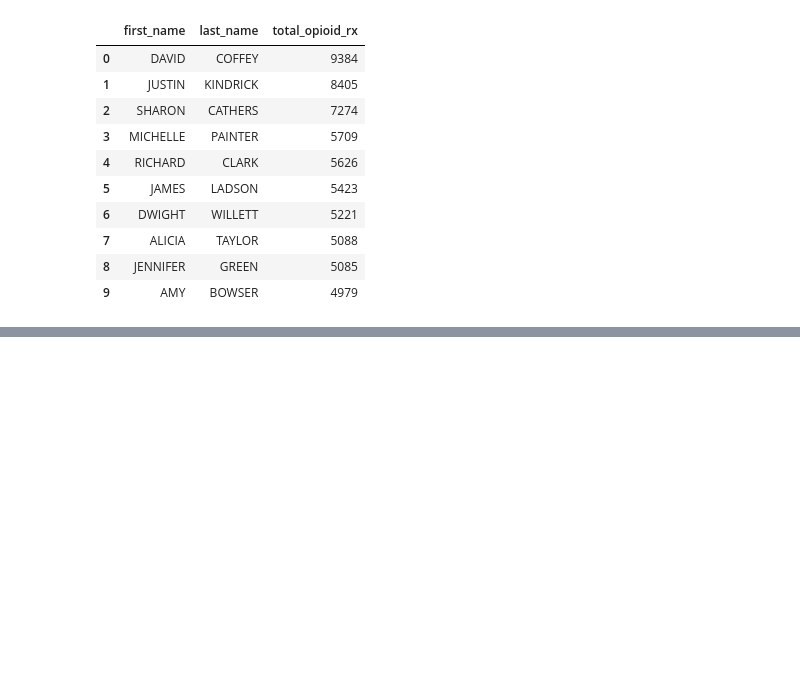
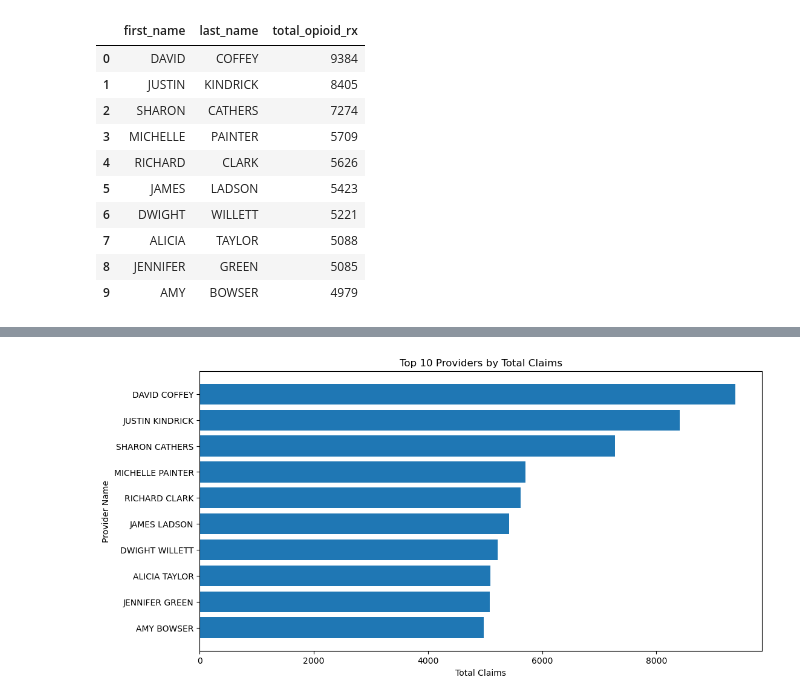
Before and after one commit to NSS-Data-Analytics-Cohort-16/da16-prescribers-python-DSVaughan266, a Jupyter notebook: notebooks/prescribers_connection_question2.ipynb, the cells around one changed output, grey strips where cells are left out. Saved outputs shown, nothing was run; the diff lists cells and outputs as text; code cells hidden in the pictures; blank space fills up the shorter version.

```diff
--- a/notebooks/prescribers_connection_question2.ipynb
+++ b/notebooks/prescribers_connection_question2.ipynb
@@ -98,3 +98,6 @@ top_prescribers.head(10)
 | 7 | ALICIA | TAYLOR | 5088 |
 | 8 | JENNIFER | GREEN | 5085 |
 | 9 | AMY | BOWSER | 4979 |
+# %%
+top_10 = top_prescribers[:10]
+top_10
@@ -100,0 +116,3 @@ top_prescribers.head(10)
+# %%
+top_10['provider_name'] = top_10['first_name'] +' ' + top_10['last_name']
+top_10
@@ -100,0 +136,12 @@ top_prescribers.head(10)
+# %%
+import matplotlib.pyplot as plt
+
+plt.figure(figsize=(12,6))
+plt.barh(top_10['provider_name'], top_10['total_opioid_rx'])
+plt.xlabel('Total Claims')
+plt.ylabel('Provider Name')
+plt.title('Top 10 Providers by Total Claims')
+plt.gca().invert_yaxis()
+plt.show()
+# %% [output]
+[figure, added]
```
Also changed, not shown: parts of 2 cells of this notebook, 4 other files.
